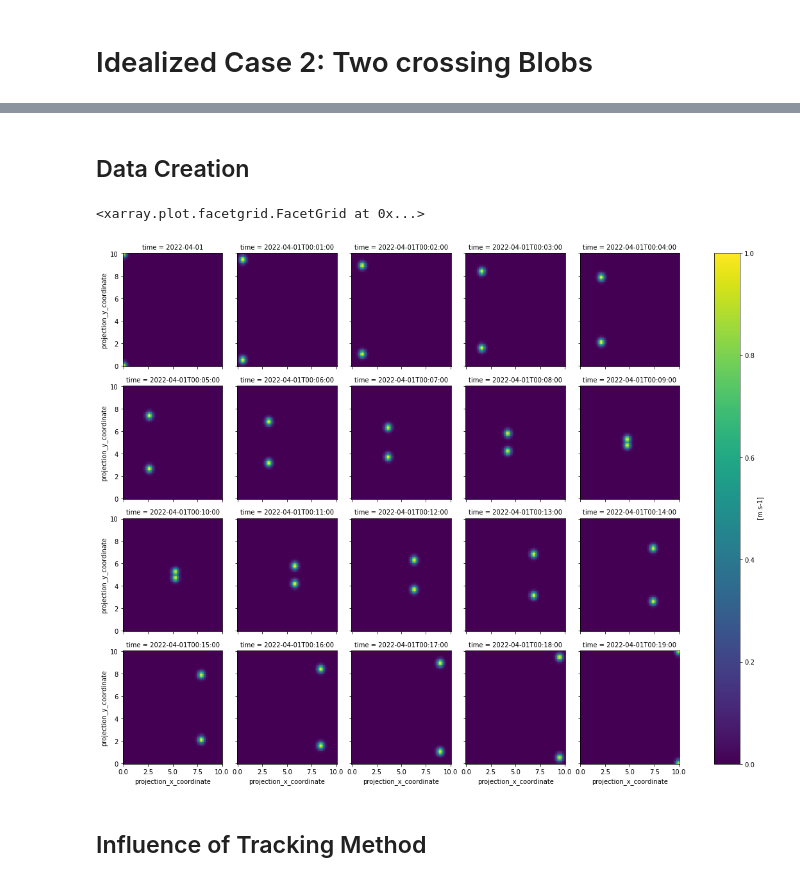
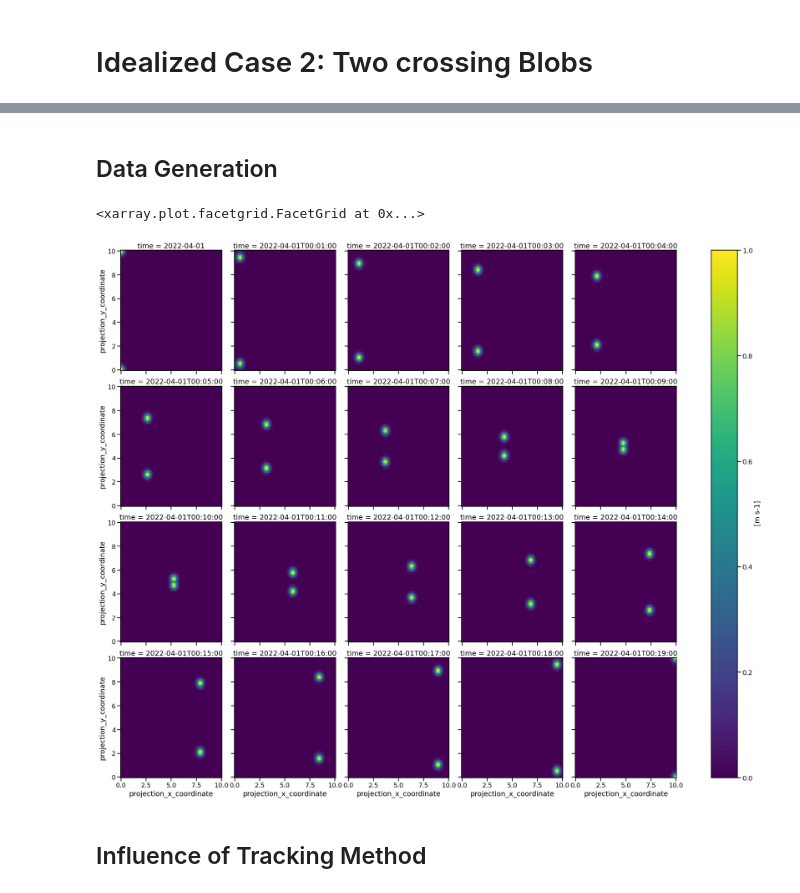
Before and after one commit to tobac-project/tobac-tutorials, a Jupyter notebook: tutorials/Basics/Idealized-Case-2_Two_crossing_Blobs.ipynb, the cells around one changed output, grey strips where cells are left out. Drawn from its saved outputs; the diff is of its cells as text; code cells hidden in the pictures.

```diff
--- a/tutorials/Basics/Idealized-Case-2_Two_crossing_Blobs.ipynb
+++ b/tutorials/Basics/Idealized-Case-2_Two_crossing_Blobs.ipynb
@@ -7,5 +7,5 @@ This tutorial shows the most important steps of tracking with `tobac` using an i
 # %% [markdown]
-## Data Creation
+## Data Generation
 # %%
 import tobac
 import numpy as np
@@ -27,28 +32,28 @@ tt, yy, xx = np.meshgrid(t, y, x, indexing='ij')
 # %%
-def create_wandering_blob(x_0, y_0, v_x, v_y, sigma=0.1, t_create=t_min, t_vanish=t_max):
+def create_wandering_blob(
+    x_0, y_0, v_x, v_y, sigma=0.1, t_create=t_min, t_vanish=t_max
+):
 
-    exponent = (xx - x_0 - v_x*(tt-t_create))**2 + (yy - y_0 - v_y*(tt-t_create))**2
-    feature_alive = np.logical_and(tt>=t_create , tt<=t_vanish)
-    blob = np.where(feature_alive, np.exp(-exponent/sigma), 0)
+    exponent = (xx - x_0 - v_x * (tt - t_create)) ** 2 + (
+        yy - y_0 - v_y * (tt - t_create)
+    ) ** 2
+    feature_alive = np.logical_and(tt >= t_create, tt <= t_vanish)
+    blob = np.where(feature_alive, np.exp(-exponent / sigma), 0)
 
     return blob
 
+
 def create_xarray(array):
 
-    t_0 = np.datetime64('2022-04-01T00:00')
-    t_delta = np.timedelta64(1, 'm')
-    time = np.array([t_0 + i*t_delta for i in range(len(array))])
+    t_0 = np.datetime64("2022-04-01T00:00")
+    t_delta = np.timedelta64(1, "m")
+    time = np.array([t_0 + i * t_delta for i in range(len(array))])
 
-    coords = {'time':time,
-             'projection_x_coordinate':x,
-             'projection_y_coordinate':y
-             }
+    coords = {"time": time, "projection_x_coordinate": x, "projection_y_coordinate": y}
 
-    attributes = {'units': ('m s-1')}
+    attributes = {"units": ("m s-1")}
 
-    data = xr.DataArray(data=array,
-                        coords=coords,
-                        attrs=attributes)
+    data = xr.DataArray(data=array, coords=coords, attrs=attributes)
     return data
 # %%
 blob_1 = create_wandering_blob(0, 0, 1, 1)
@@ -59,14 +64,17 @@ blob = np.where(blob_mask, blob_1, blob_2)
 data = create_xarray(blob)
 # %%
 %matplotlib inline
-data.plot(cmap = 'viridis',
-          col='time',
-          col_wrap=5,
-          x = 'projection_x_coordinate',
-          y = 'projection_y_coordinate')
+data.plot(
+    cmap="viridis",
+    col="time",
+    col_wrap=5,
+    x="projection_x_coordinate",
+    y="projection_y_coordinate",
+    size=5,
+)
 # %% [output]
 <xarray.plot.facetgrid.FacetGrid at 0x...>
-[figure, old version]
+[figure, new version]
 # %% [markdown]
 ## Influence of Tracking Method
 # %%
```
Also changed, not shown: parts of 15 cells of this notebook.
